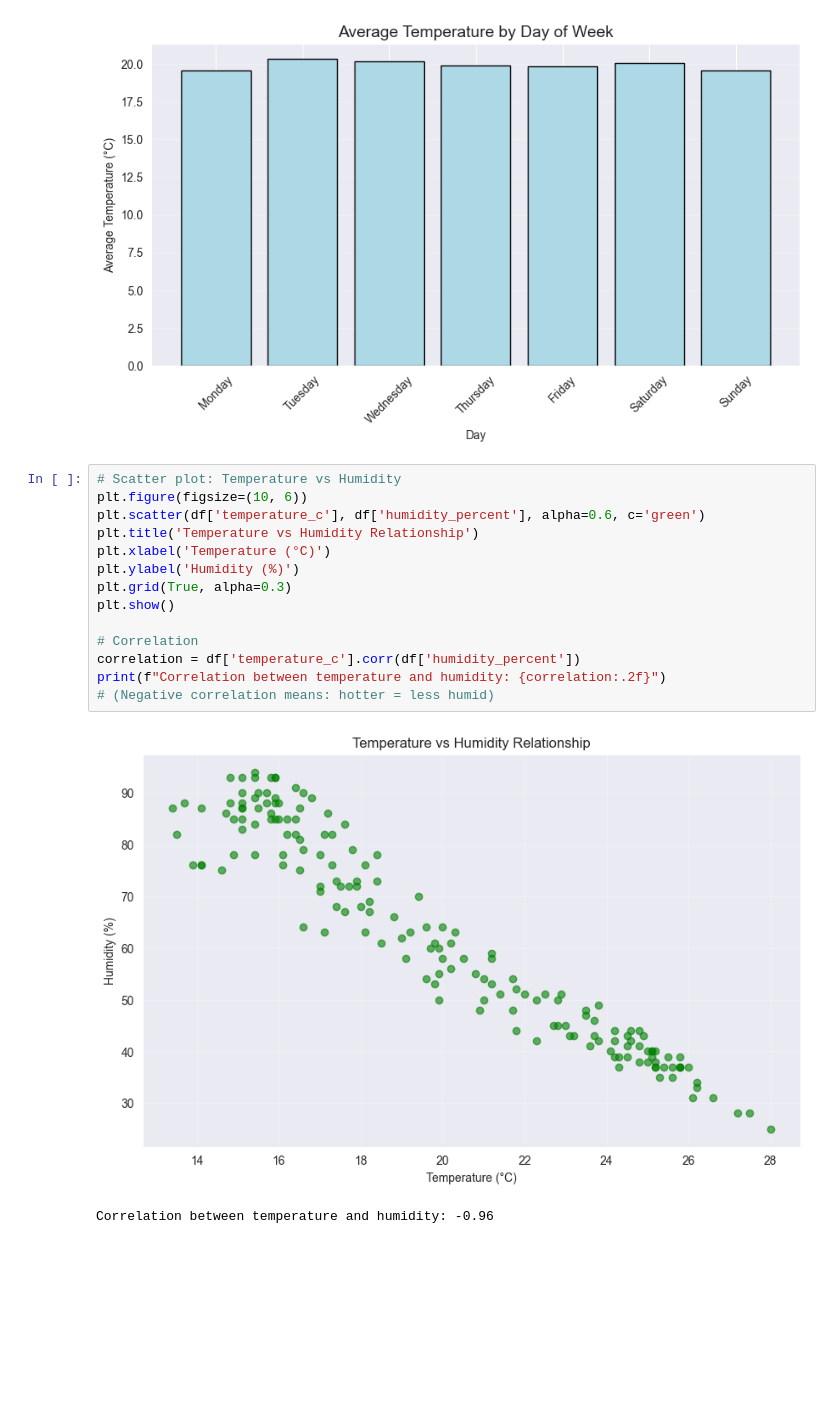
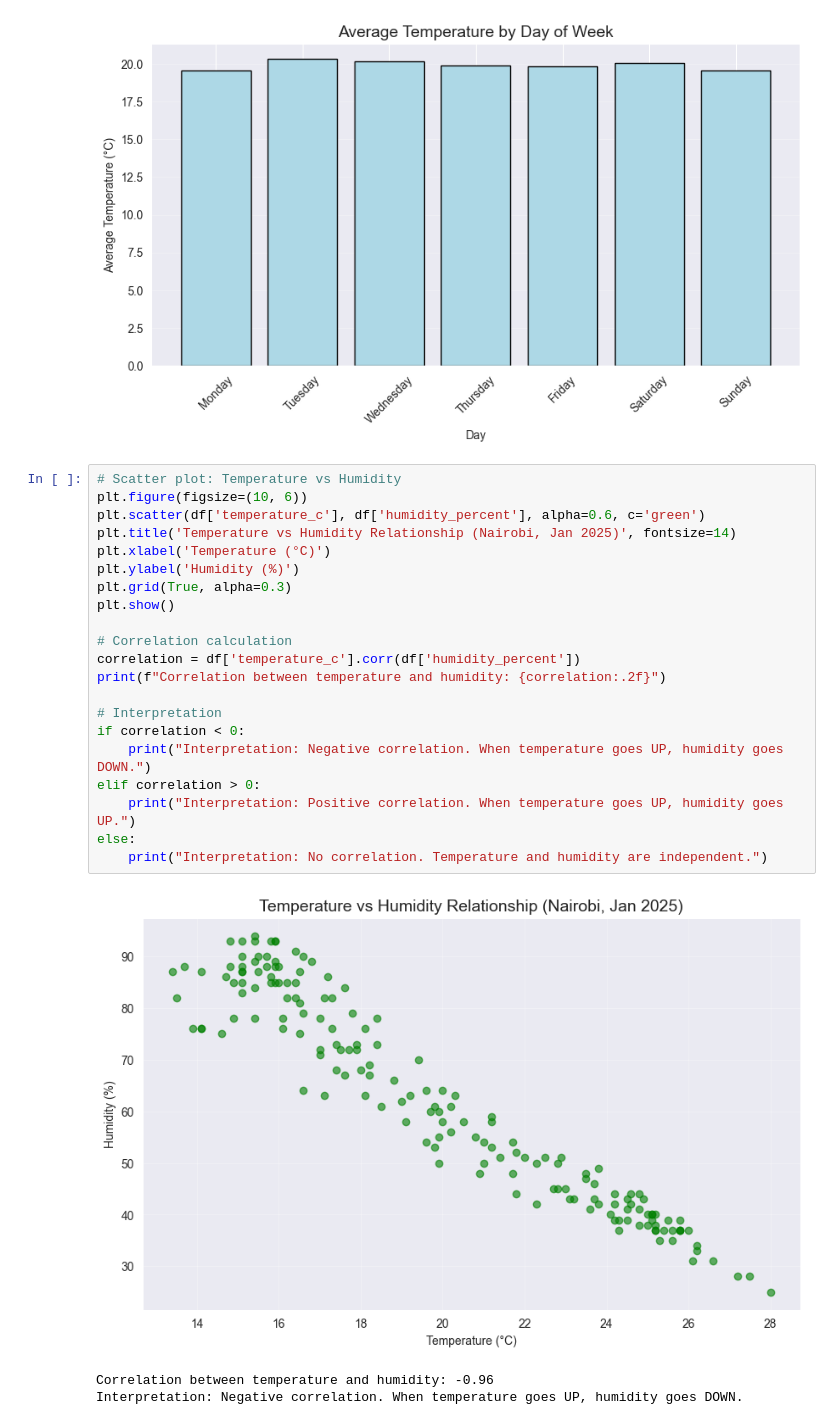
Before and after one commit to petermusila/nairobi-weather-analysis, a Jupyter notebook: weather_analysis.ipynb, the cells around one changed output. Cells and saved outputs as stored; diff of their text form; blank space fills up the shorter version.

```diff
--- a/weather_analysis.ipynb
+++ b/weather_analysis.ipynb
@@ -207,20 +207,28 @@ plt.show()
 # %%
 # Scatter plot: Temperature vs Humidity
 plt.figure(figsize=(10, 6))
 plt.scatter(df['temperature_c'], df['humidity_percent'], alpha=0.6, c='green')
-plt.title('Temperature vs Humidity Relationship')
+plt.title('Temperature vs Humidity Relationship (Nairobi, Jan 2025)', fontsize=14)
 plt.xlabel('Temperature (°C)')
 plt.ylabel('Humidity (%)')
 plt.grid(True, alpha=0.3)
 plt.show()
 
-# Correlation
+# Correlation calculation
 correlation = df['temperature_c'].corr(df['humidity_percent'])
 print(f"Correlation between temperature and humidity: {correlation:.2f}")
-# (Negative correlation means: hotter = less humid)
+
+# Interpretation
+if correlation < 0:
+    print("Interpretation: Negative correlation. When temperature goes UP, humidity goes DOWN.")
+elif correlation > 0:
+    print("Interpretation: Positive correlation. When temperature goes UP, humidity goes UP.")
+else:
+    print("Interpretation: No correlation. Temperature and humidity are independent.")
 # %% [output]
-[figure, old version]
+[figure, new version]
 Correlation between temperature and humidity: -0.96
+Interpretation: Negative correlation. When temperature goes UP, humidity goes DOWN.
 # %%
 # Save the enhanced dataset with new features
 df.to_csv("nairobi_weather_enhanced.csv", index=False)
```
Also changed, not shown: parts of 3 cells of this notebook.
